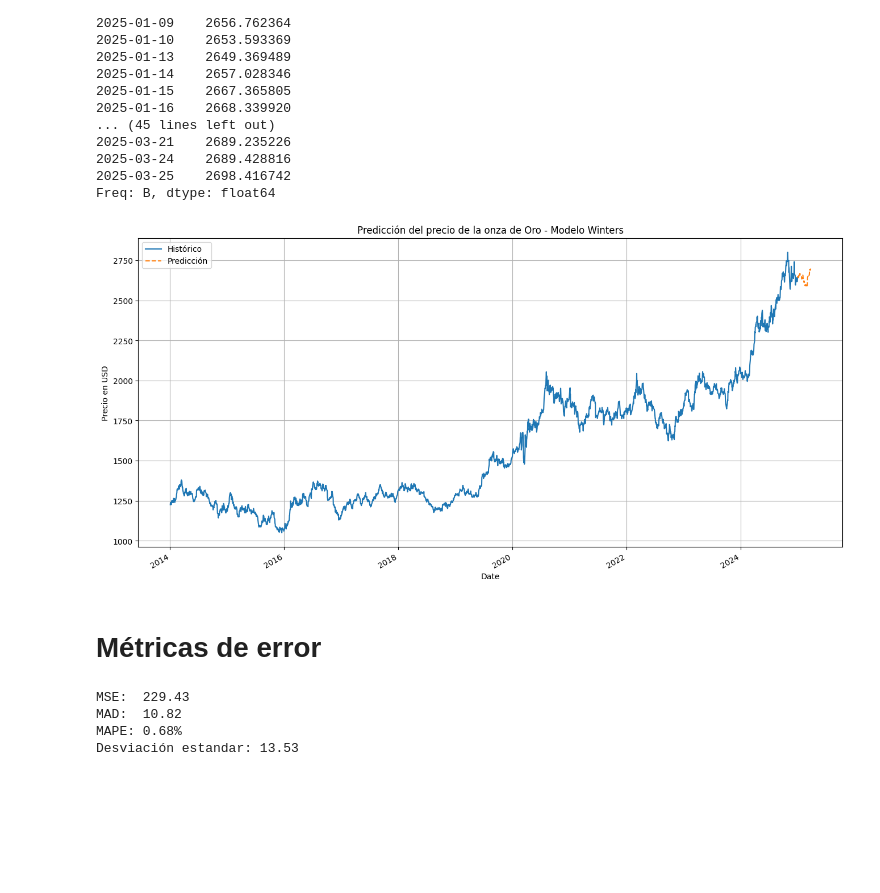
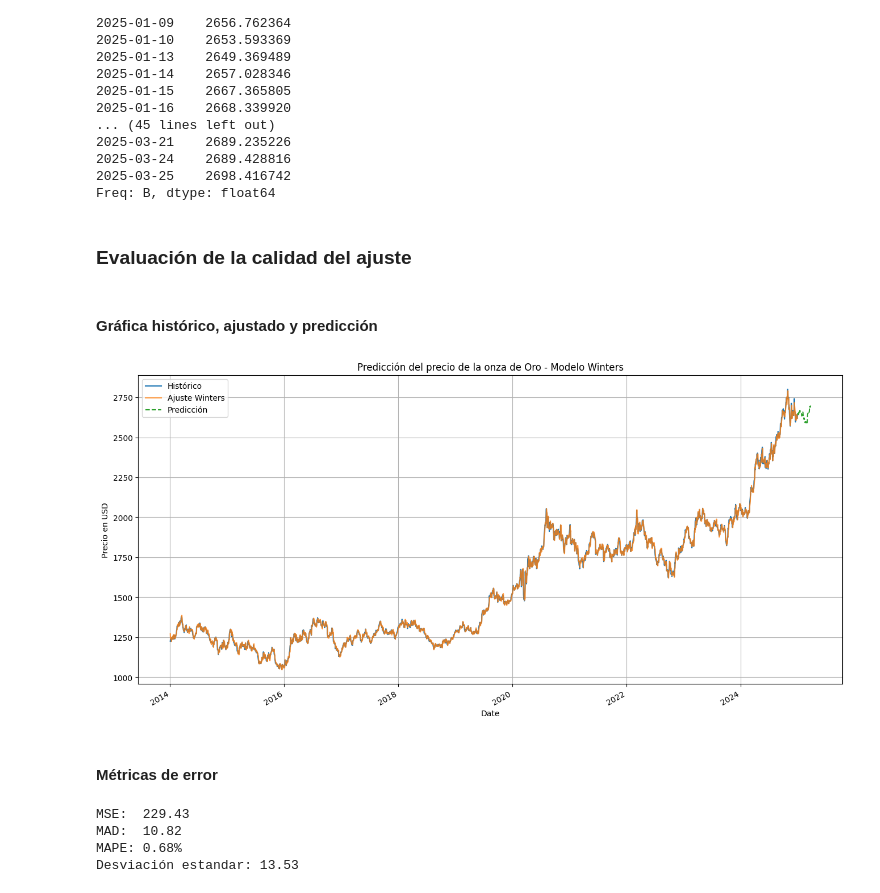
Before and after one commit to edreyesc/ProyectoFinal, a Jupyter notebook: proyectoFinal.ipynb, the cells around one changed output. Saved outputs shown, nothing was run; the diff lists cells and outputs as text; code cells hidden in the pictures; blank space fills up the shorter version.

```diff
--- a/proyectoFinal.ipynb
+++ b/proyectoFinal.ipynb
@@ -213,0 +96,6 @@ DatetimeIndex(['2025-01-01', '2025-01-02', '2025-01-03', '2025-01-06',
+# %%
+#Transformación de columna numérica a float y eliminar la coma que venía del csv
+df_gold['Price'] = df_gold['Price'].replace({',':''}, regex=True).astype(float)
+# %%
+# Ordenar el dataframe ya que según lo que se observó en la inspección inicial, se inicia desde el 2024 al 2014
+df_gold.sort_index(inplace=True)
@@ -213,0 +142,9 @@ DatetimeIndex(['2025-01-01', '2025-01-02', '2025-01-03', '2025-01-06',
+# %%
+modelo_winters = ExponentialSmoothing(
+    df_gold['Price'],
+    trend='add',
+    seasonal='mul',
+    seasonal_periods=260
+).fit()
+
+modelo_winters.summary()
@@ -213,0 +179,4 @@ DatetimeIndex(['2025-01-01', '2025-01-02', '2025-01-03', '2025-01-06',
+# %%
+ultima_fecha = df_gold.index[-1]
+fechas_futuras = pd.bdate_range(start=ultima_fecha + pd.Timedelta(days=1), periods=60)
+print(fechas_futuras)
@@ -233,20 +219,24 @@ print(prediccion)
 2025-03-24    2689.428816
 2025-03-25    2698.416742
 Freq: B, dtype: float64
+# %% [markdown]
+### Evaluación de la calidad del ajuste
+# %% [markdown]
+#### Gráfica histórico, ajustado y predicción
 # %%
 # Gráfica de predicción futura
 plt.figure(figsize=(16,8))
-gold_price_df['Price'].plot(label='Histórico')
+df_gold['Price'].plot(label='Histórico')
+modelo_winters.fittedvalues.plot(label='Ajuste Winters', alpha=0.8)
 prediccion.plot(label='Predicción', linestyle='--')
 plt.legend()
 plt.title('Predicción del precio de la onza de Oro - Modelo Winters')
-#plt.xlabel('Date')
 plt.ylabel('Precio en USD')
 plt.grid(True)
 plt.show()
 # %% [output]
-[figure, old version]
+[figure, new version]
 # %% [markdown]
-# **Métricas de error**
+#### Métricas de error
 # %%
 ajuste = modelo_winters.fittedvalues
```
Also changed, not shown: parts of 93 cells of this notebook.
